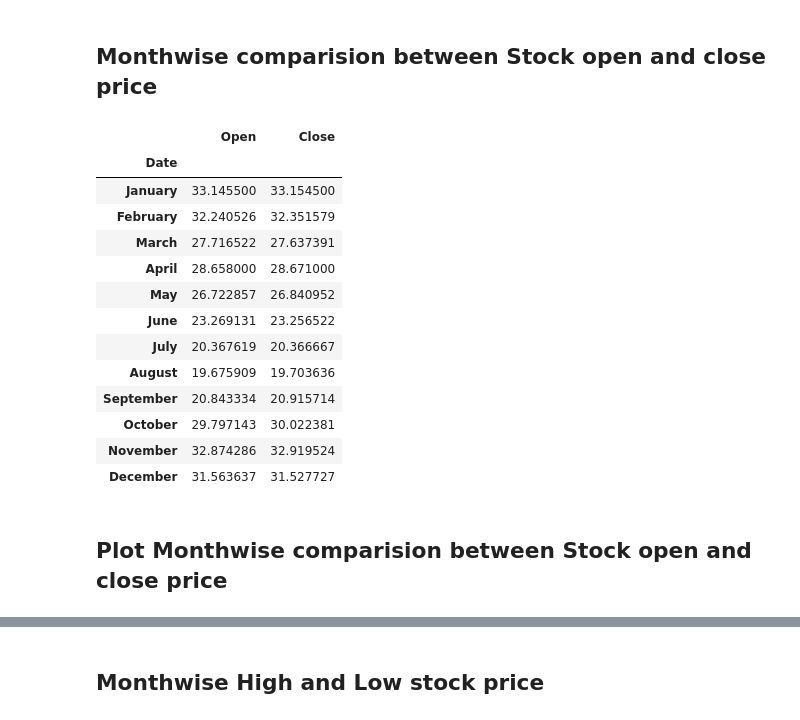
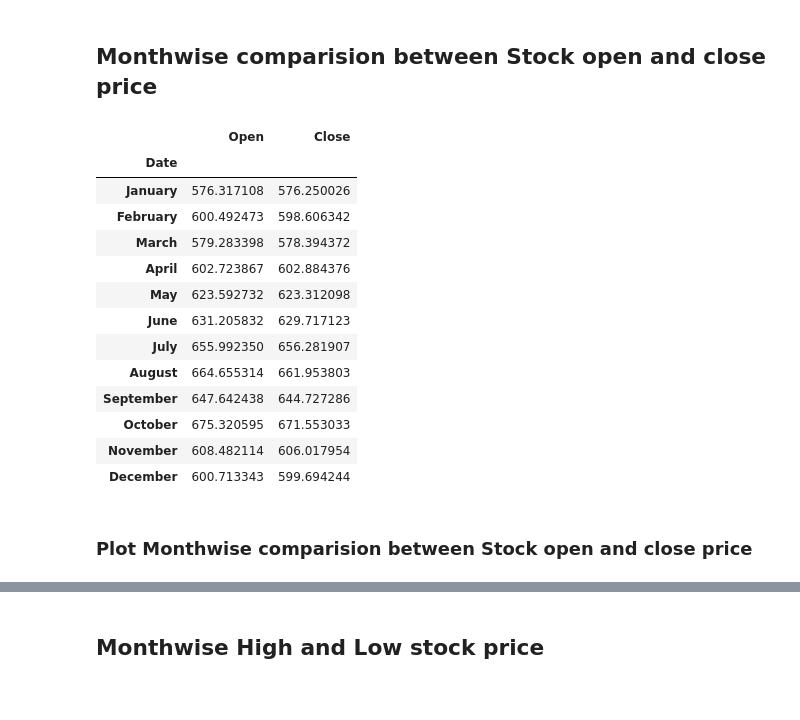
Before and after one commit to stacykeago/Tata-Motors-Stock-Price-Prediction-Random-forest-regression-K-Nearest-Neighbour, a Jupyter notebook: Tata_Motors_Stock_Price_Prediction_using_Python.ipynb, the cells around one changed output, grey strips where cells are left out. Cells and saved outputs as stored; diff of their text form; code cells hidden in the pictures.

```diff
--- a/Tata_Motors_Stock_Price_Prediction_using_Python.ipynb
+++ b/Tata_Motors_Stock_Price_Prediction_using_Python.ipynb
@@ -67,0 +34,10 @@ ERROR:yfinance:['TATAMOTORS.NS']: YFTzMissingError('possibly delisted; no timezo
+# %%
+import yfinance as yf
+
+# Use a single valid ticker that won't throw missing data errors
+ttm = yf.download("TMPV.NS", start="2023-01-01")
+
+# Clean up columns and view data
+ttm.columns = ttm.columns.get_level_values(0) if isinstance(ttm.columns, tuple) else ttm.columns
+ttm = ttm.reset_index()
+ttm.head()
@@ -151,7 +132,6 @@ dtype: object
 # %% [markdown]
 #### # Convert Date column to data type " Date" format
 # %%
-# Convert Date column to data type " Date"
-ttm['Date'] = pd.to_datetime(ttm.Date)
+ttm['Date'] = pd.to_datetime(ttm['Date'])
 ttm.head()
 # %% [output]
@@ -212,24 +209,28 @@ plt.show()
 # %% [markdown]
 ## Monthwise comparision between Stock open and close price
 # %%
-monthwise= ttm.groupby(ttm['Date'].dt.strftime('%B'))[['Open','Close']].mean()
+# Flatten the MultiIndex columns properly
+ttm.columns = [col[0] if isinstance(col, tuple) else col for col in ttm.columns]
+
+#  monthly comparison
+monthwise = ttm.groupby(ttm['Date'].dt.strftime('%B'))[['Open', 'Close']].mean()
 new_order = ['January', 'February', 'March', 'April', 'May', 'June', 'July', 'August', 'September', 'October', 'November', 'December']
 monthwise = monthwise.reindex(new_order, axis=0)
 monthwise
 # %% [output]
 |  | Open | Close |
 | Date |  |  |
-| January | 33.145500 | 33.154500 |
-| February | 32.240526 | 32.351579 |
-| March | 27.716522 | 27.637391 |
-| April | 28.658000 | 28.671000 |
-| May | 26.722857 | 26.840952 |
-| June | 23.269131 | 23.256522 |
-| July | 20.367619 | 20.366667 |
-| August | 19.675909 | 19.703636 |
-| September | 20.843334 | 20.915714 |
-| October | 29.797143 | 30.022381 |
-| November | 32.874286 | 32.919524 |
-| December | 31.563637 | 31.527727 |
+| January | 576.317108 | 576.250026 |
+| February | 600.492473 | 598.606342 |
+| March | 579.283398 | 578.394372 |
+| April | 602.723867 | 602.884376 |
+| May | 623.592732 | 623.312098 |
+| June | 631.205832 | 629.717123 |
+| July | 655.992350 | 656.281907 |
+| August | 664.655314 | 661.953803 |
+| September | 647.642438 | 644.727286 |
+| October | 675.320595 | 671.553033 |
+| November | 608.482114 | 606.017954 |
+| December | 600.713343 | 599.694244 |
 # %% [markdown]
-## Plot Monthwise comparision between Stock open and close price
+### Plot Monthwise comparision between Stock open and close price
```
Also changed, not shown: parts of 62 cells of this notebook.
